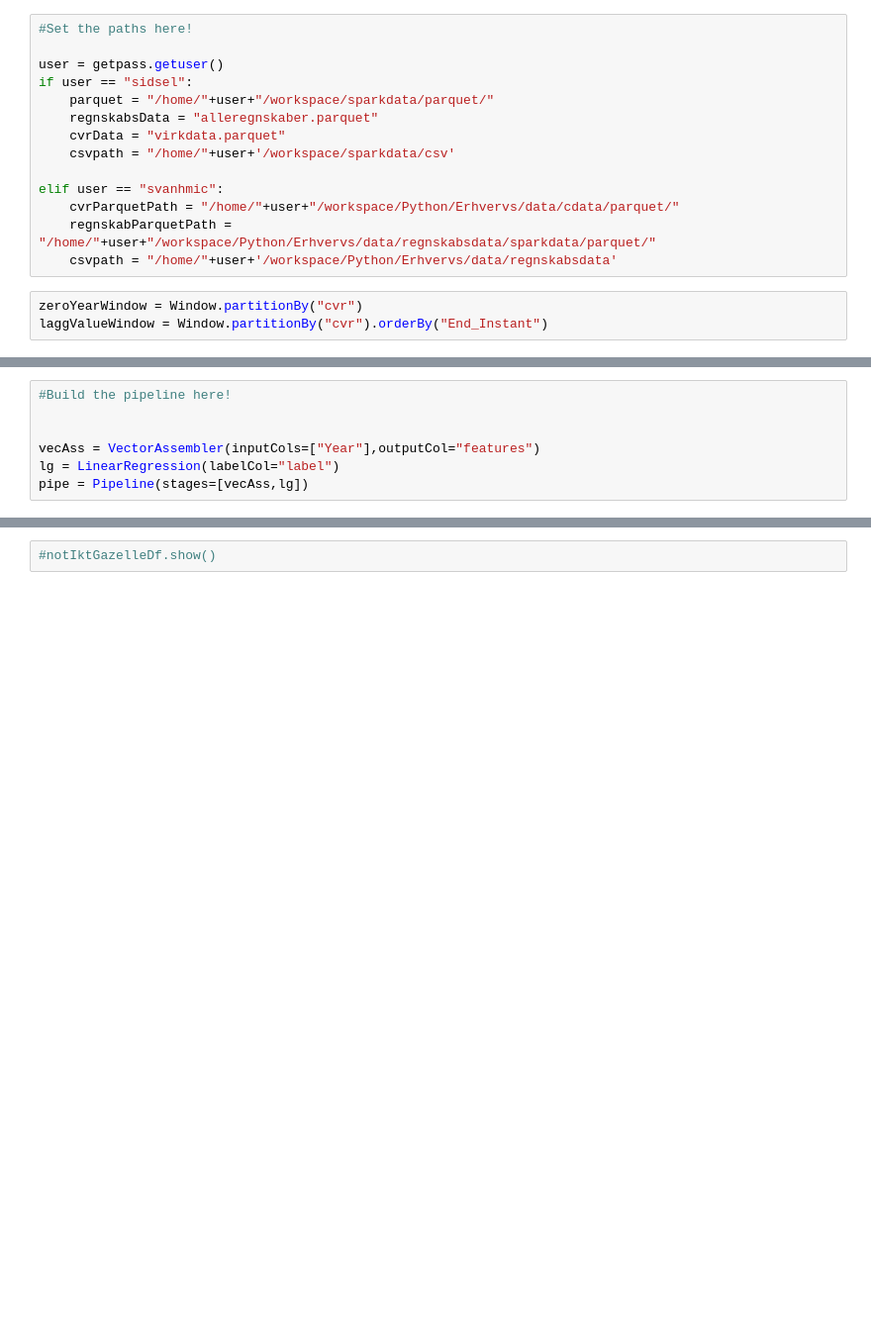
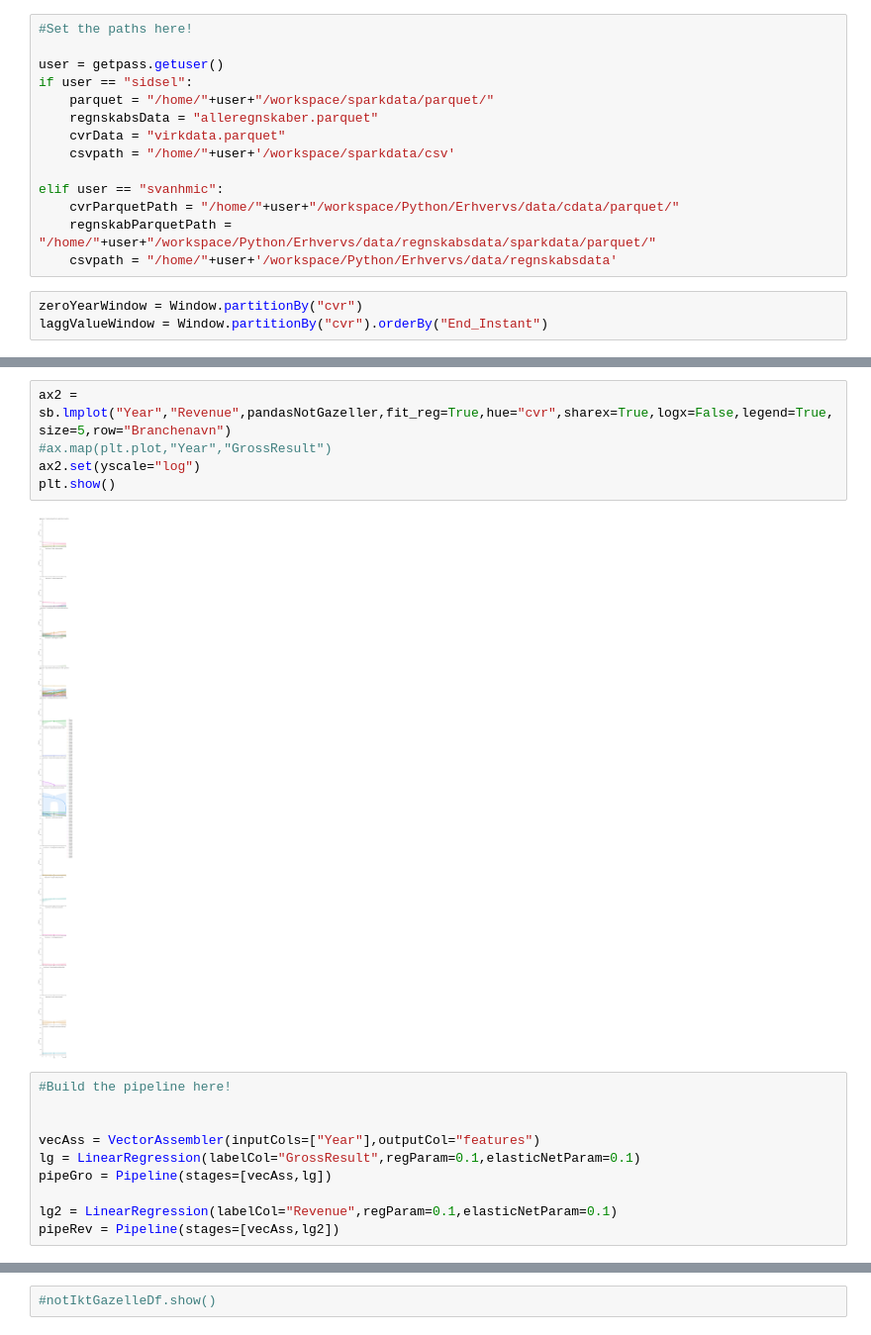
Before and after one commit to mssalvador/notebooks, a Jupyter notebook: notebooks/vaekst/GazelleRegression.ipynb, the cells around one changed output, grey strips where cells are left out. Shown at 99% size. Saved outputs shown, nothing was run; the diff lists cells and outputs as text; blank space fills up the shorter version.

```diff
--- a/notebooks/vaekst/GazelleRegression.ipynb
+++ b/notebooks/vaekst/GazelleRegression.ipynb
@@ -77,10 +131,20 @@ notIktGazelleDf.orderBy("cvr","rank").show()
+# %%
+ax2 = sb.lmplot("Year","Revenue",pandasNotGazeller,fit_reg=True,hue="cvr",sharex=True,logx=False,legend=True,size=5,row="Branchenavn")
+#ax.map(plt.plot,"Year","GrossResult")
+ax2.set(yscale="log")
+plt.show()
+# %% [output]
+[figure, added]
 # %%
 #Build the pipeline here!
 
 
 vecAss = VectorAssembler(inputCols=["Year"],outputCol="features")
-lg = LinearRegression(labelCol="label")
-pipe = Pipeline(stages=[vecAss,lg])
+lg = LinearRegression(labelCol="GrossResult",regParam=0.1,elasticNetParam=0.1)
+pipeGro = Pipeline(stages=[vecAss,lg])
+
+lg2 = LinearRegression(labelCol="Revenue",regParam=0.1,elasticNetParam=0.1)
+pipeRev = Pipeline(stages=[vecAss,lg2])
 # %%
 paramGrid = (ParamGridBuilder()
              .baseOn({lg.maxIter:10})
```
Also changed, not shown: parts of 21 cells of this notebook.
